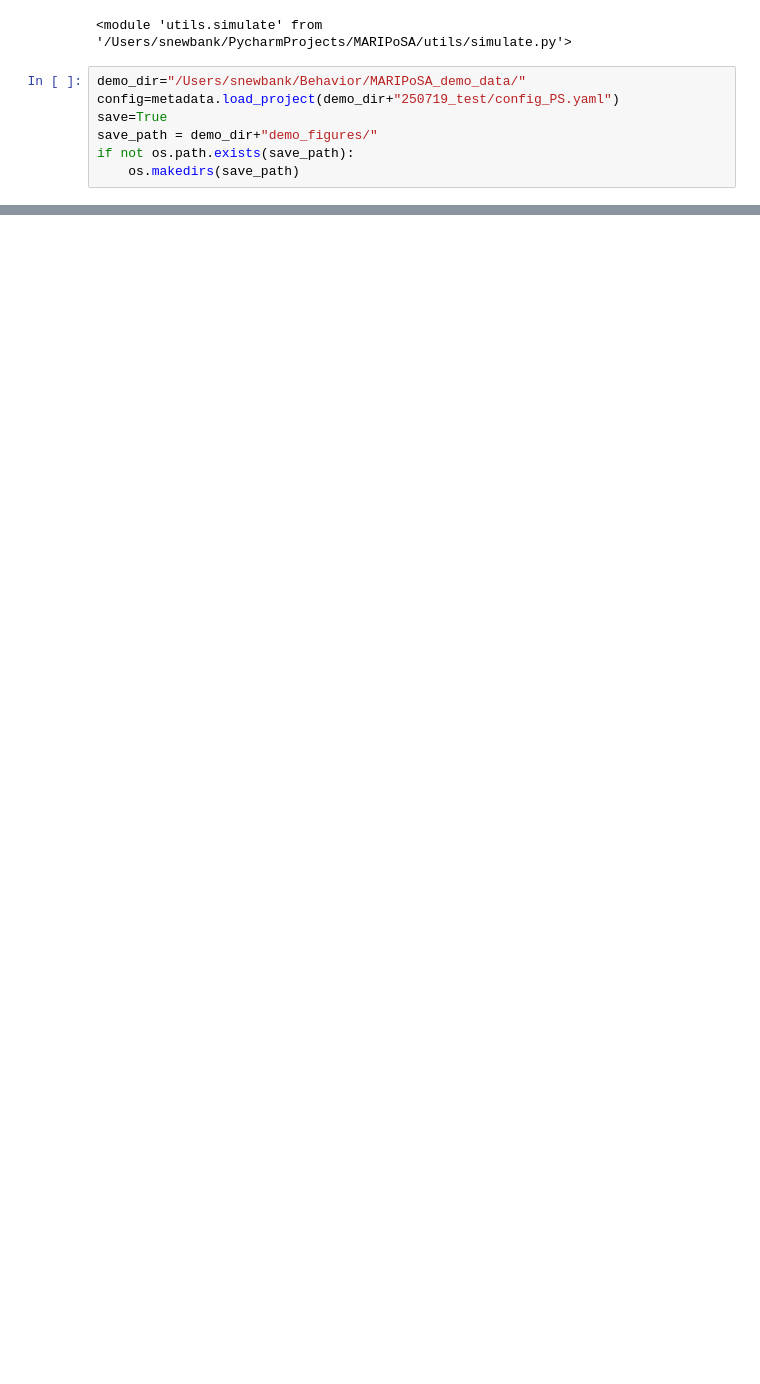
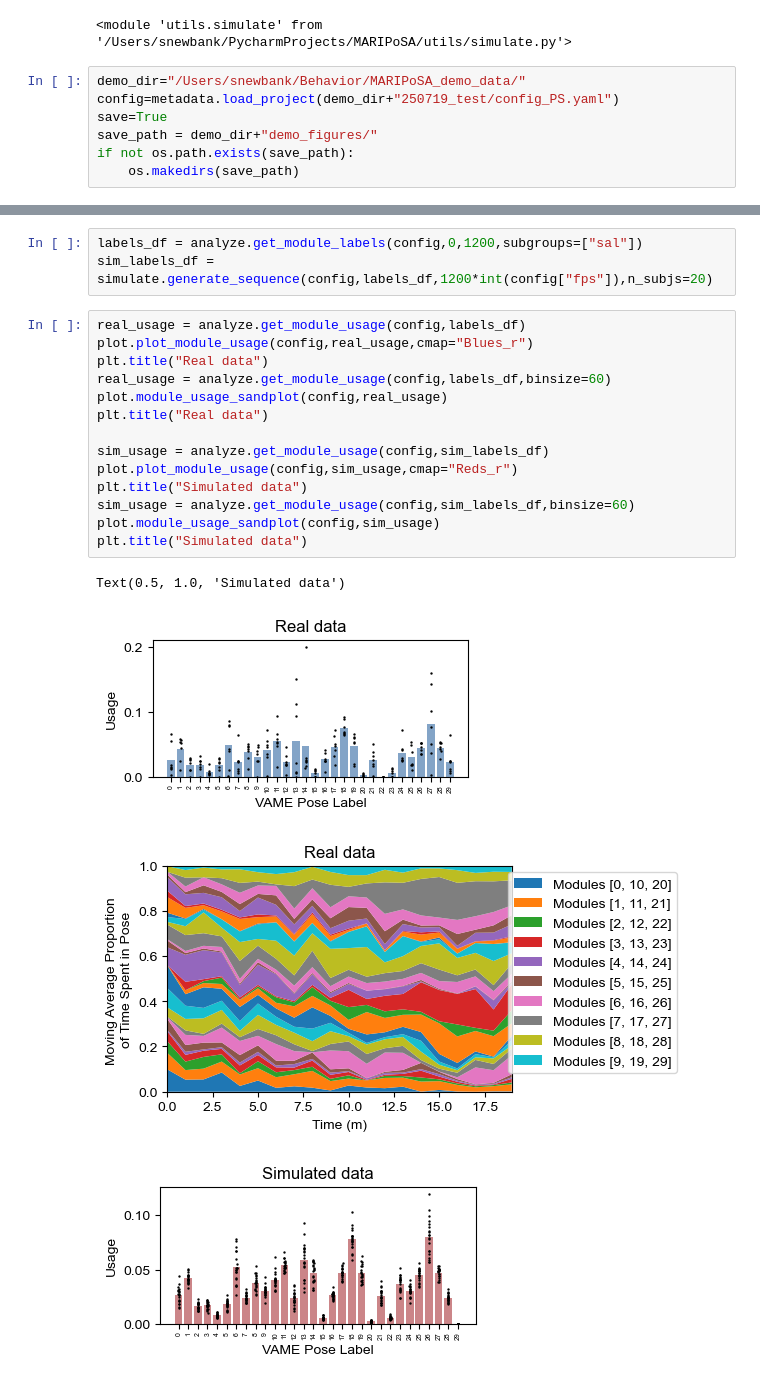
Before and after one commit to s-ewbank/MARIPoSA, a Jupyter notebook: demo/Demo6-PoseSegmentation-Simulation.ipynb, the cells around one changed output, grey strips where cells are left out. Drawn from its saved outputs; the diff is of its cells as text; blank space fills up the shorter version.

```diff
--- a/demo/Demo6-PoseSegmentation-Simulation.ipynb
+++ b/demo/Demo6-PoseSegmentation-Simulation.ipynb
@@ -34,0 +43,22 @@ if not os.path.exists(save_path):
+# %%
+labels_df = analyze.get_module_labels(config,0,1200,subgroups=["sal"])
+sim_labels_df = simulate.generate_sequence(config,labels_df,1200*int(config["fps"]),n_subjs=20)
+# %%
+real_usage = analyze.get_module_usage(config,labels_df)
+plot.plot_module_usage(config,real_usage,cmap="Blues_r")
+plt.title("Real data")
+real_usage = analyze.get_module_usage(config,labels_df,binsize=60)
+plot.module_usage_sandplot(config,real_usage)
+plt.title("Real data")
+
+sim_usage = analyze.get_module_usage(config,sim_labels_df)
+plot.plot_module_usage(config,sim_usage,cmap="Reds_r")
+plt.title("Simulated data")
+sim_usage = analyze.get_module_usage(config,sim_labels_df,binsize=60)
+plot.module_usage_sandplot(config,sim_usage)
+plt.title("Simulated data")
+# %% [output]
+Text(0.5, 1.0, 'Simulated data')
+[figure, added]
+[figure, added]
+[figure, added]
```
Also changed, not shown: parts of 6 cells of this notebook.
